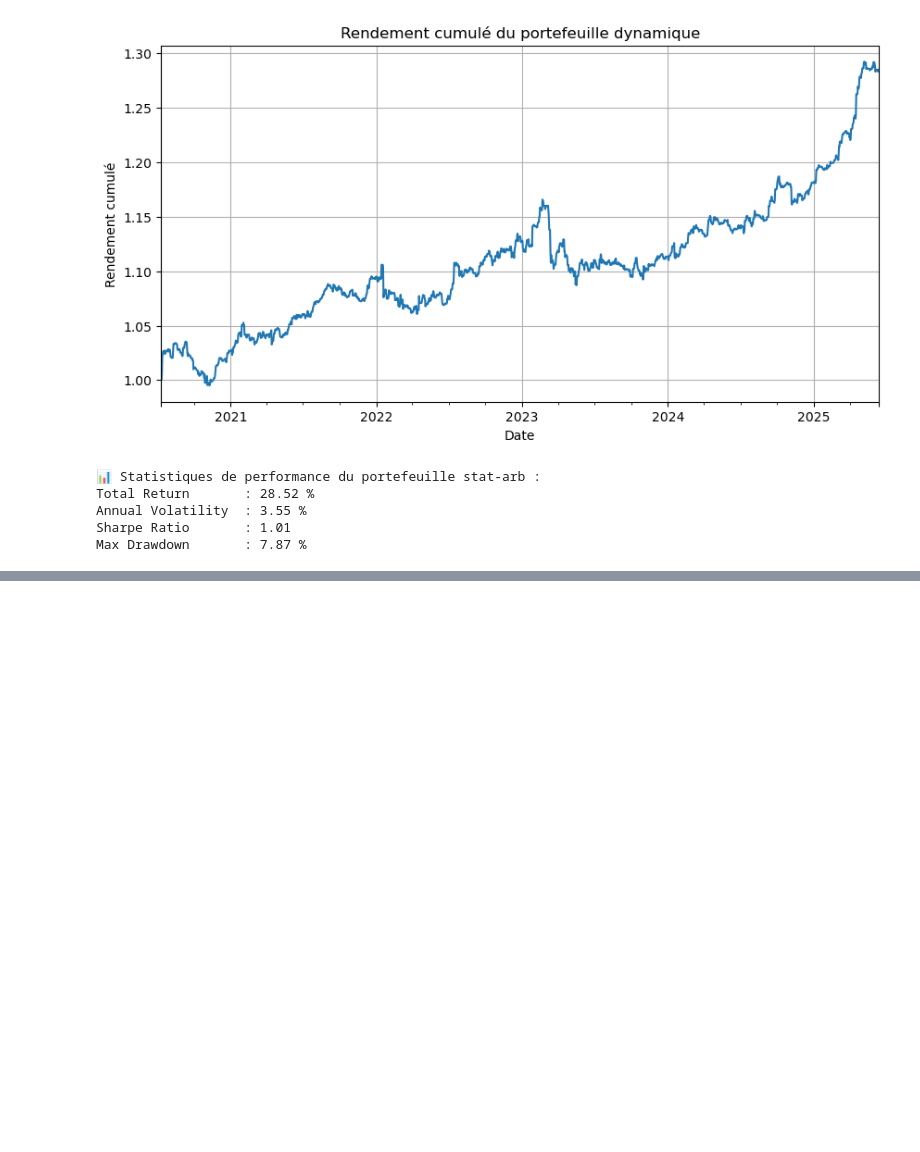
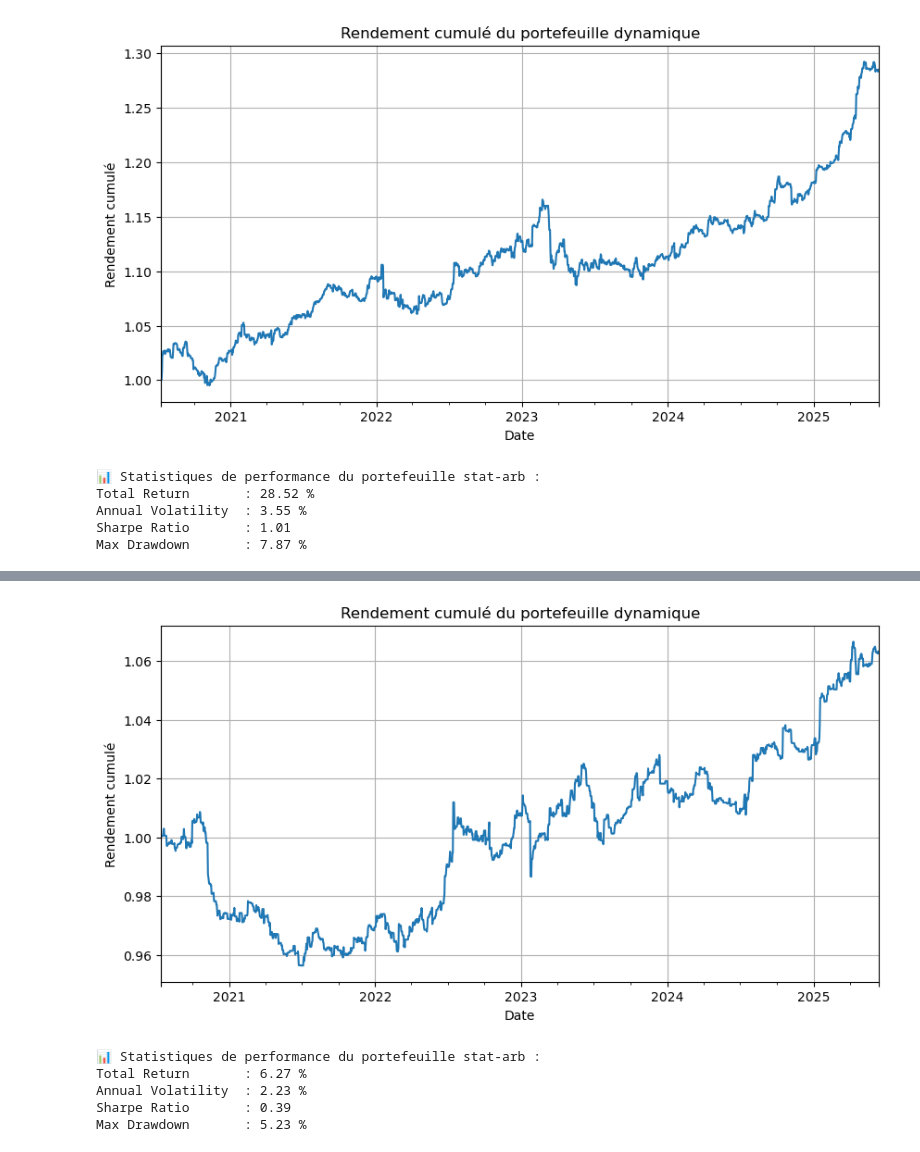
Before and after one commit to aubejay22/stat_arb, a Jupyter notebook: main.ipynb, the cells around one changed output, grey strips where cells are left out. Drawn from its saved outputs; the diff is of its cells as text; code cells hidden in the pictures; blank space fills up the shorter version.

```diff
--- a/main.ipynb
+++ b/main.ipynb
@@ -439,0 +209,9 @@ Max Drawdown       : 7.87 %
+# %%
+portfolio = DynamicPairPortfolio(df_equity, window=30, top_n=5, sharpe_min=0, rebalance_freq=1, MeanVarianceOpt=False)
+# %% [output]
+[figure, added]
+📊 Statistiques de performance du portefeuille stat-arb :
+Total Return       : 6.27 %
+Annual Volatility  : 2.23 %
+Sharpe Ratio       : 0.39
+Max Drawdown       : 5.23 %
```
Also changed, not shown: parts of 20 cells of this notebook.
